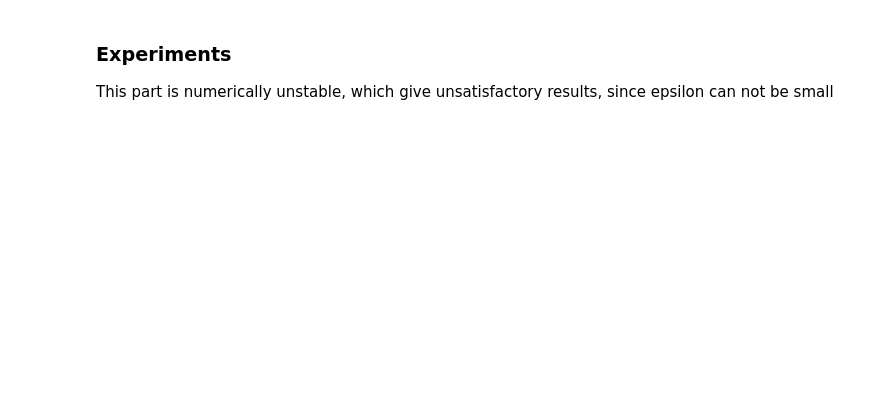
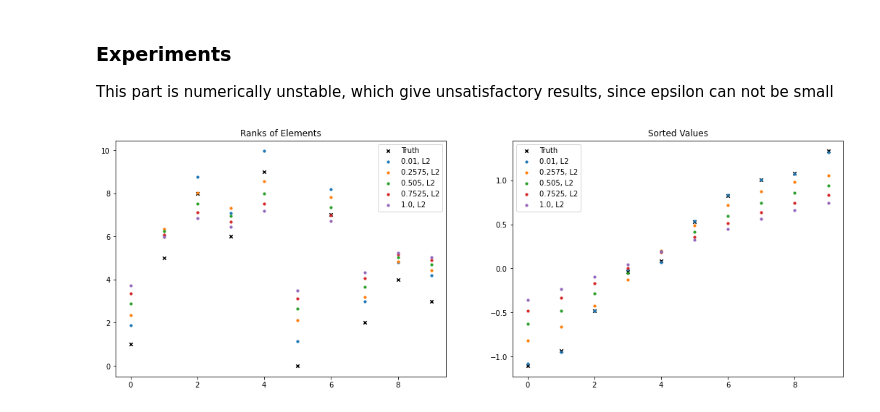
Before and after one commit to VldKnd/Rankings-And-Sorting-OT, a Jupyter notebook: experiments/np.ipynb, the cells around one changed output. Drawn from its saved outputs; the diff is of its cells as text; code cells hidden in the pictures; blank space fills up the shorter version.

```diff
--- a/experiments/np.ipynb
+++ b/experiments/np.ipynb
@@ -7,6 +7,47 @@ from utils.np import *
 # %% [markdown]
 ### Experiments
 This part is numerically unstable, which give unsatisfactory results, since epsilon can not be small
+# %%
+x_size = 10
+y_size = 10
+
+x = np.random.randn(10)
+y = np.linspace(0, 1, 10)
+
+a = np.ones(x_size)/x_size
+b = np.ones(y_size)/y_size
+
+args = np.argsort(x)
+ranks = args.argsort()
+
+s_ticks = np.arange(0, len(x))
+r_ticks = np.arange(0, len(x))
+
+
+plt.figure(figsize=(18, 6))
+ax1 = plt.subplot(121)
+ax2 = plt.subplot(122)
+
+
+ax1.scatter(r_ticks, ranks, 20, marker="x", c="black", label="Truth")
+
+ax2.scatter(s_ticks, x[args], 20, marker="x", c="black", label="Truth")
+
+for eps in np.linspace(0.01, 1, 5):
+    R, S = Rank_Sort(a, b, x, y, eps)
+
+    ax1.scatter(r_ticks, R, 10, label=str(eps)+", L2")
+    ax2.scatter(s_ticks, S, 10, label=str(eps)+", L2")
+
+ax1.legend()
+ax1.set_title("Ranks of Elements")
+
+ax2.legend()
+ax2.set_title("Sorted Values")
+
+plt.show()
+# %% [output]
+[figure, added]
 # %%
 x_size = 10
 y_size = 10
```
Also changed, not shown: parts of 3 cells of this notebook, 1 other file.
